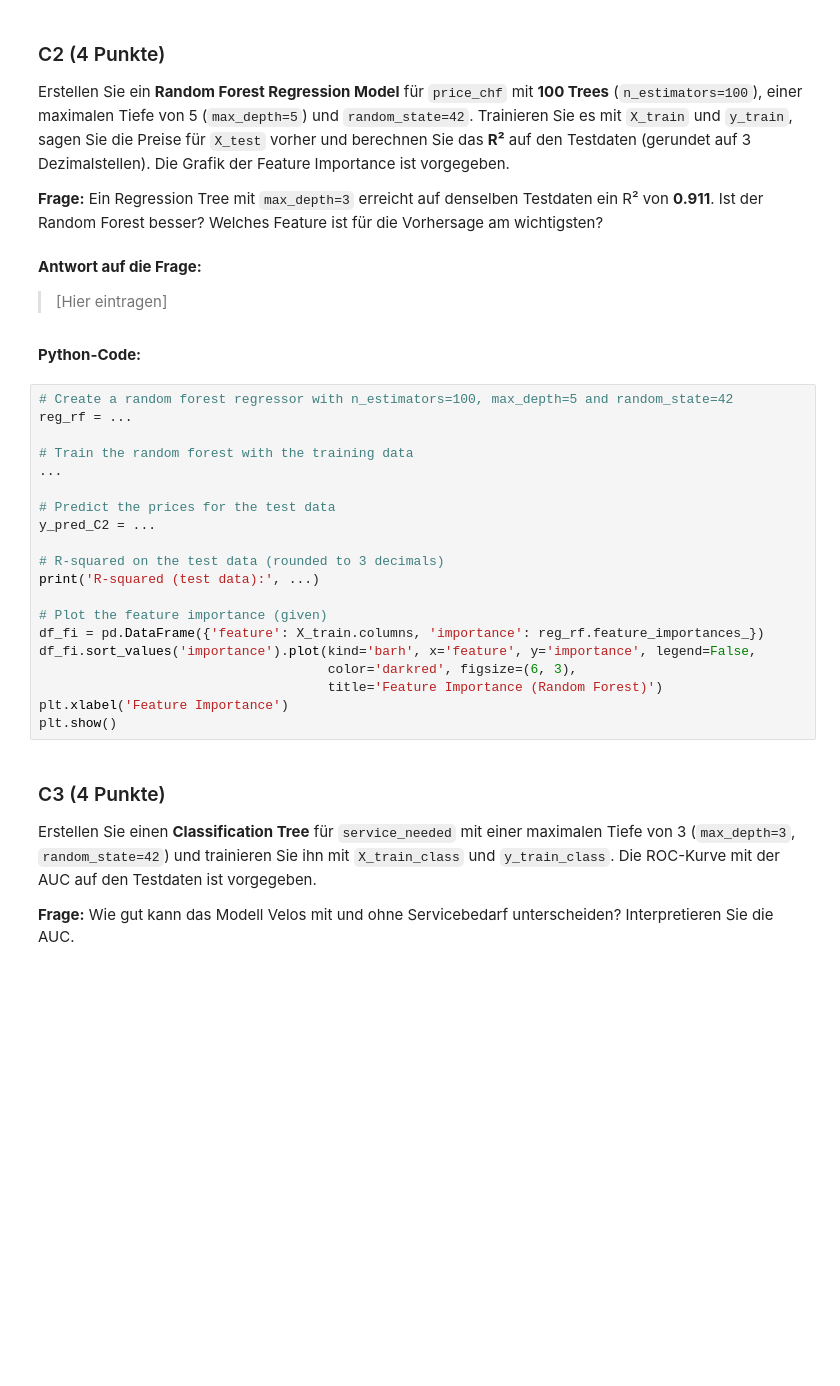
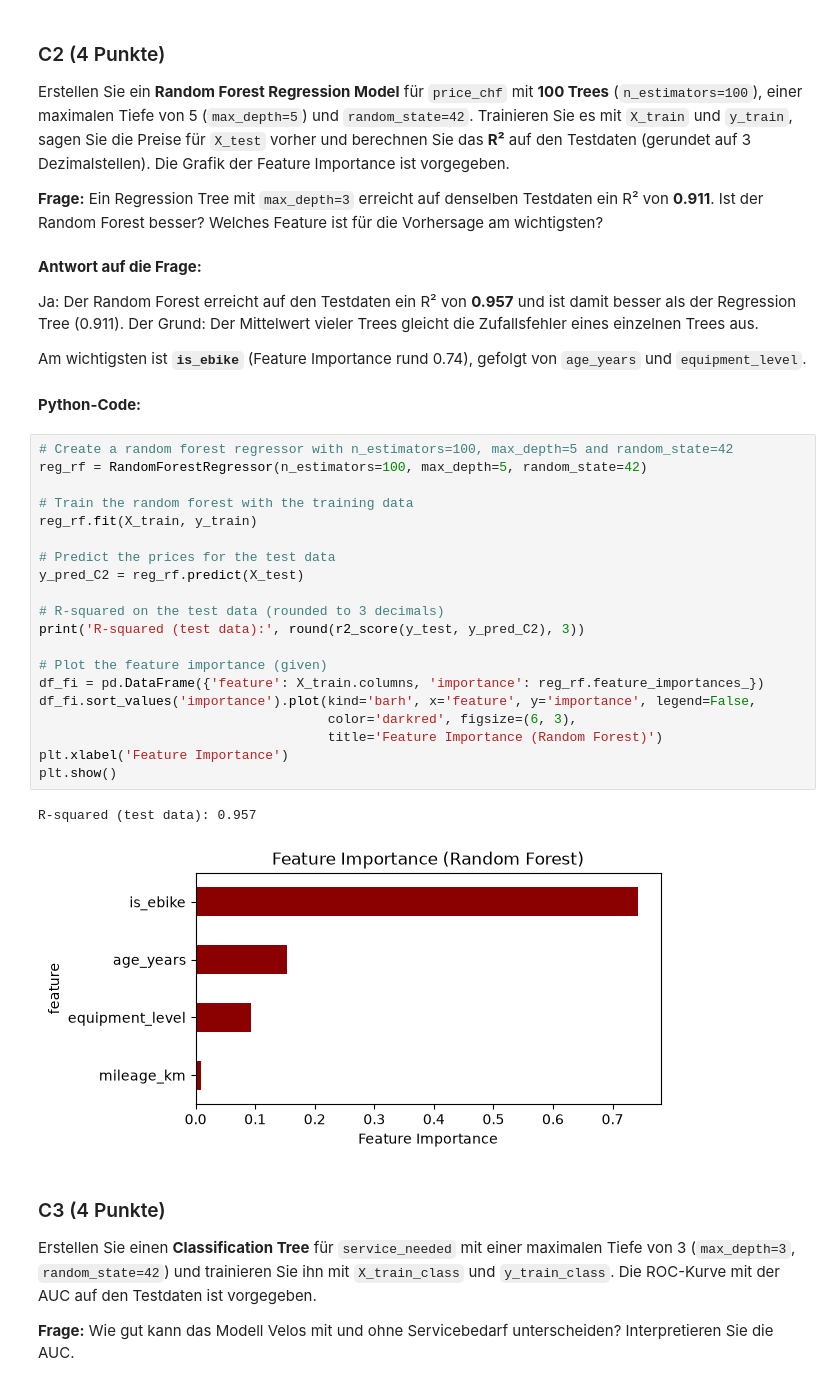
Before and after one commit to LeonCZHAW/DS_HS2026_LNW, a Jupyter notebook: DS_HS2026_LNW_I_Examples/AP03/AP03_Machine_Learning.ipynb, the cells around one changed output. Drawn from its saved outputs; the diff is of its cells as text; blank space fills up the shorter version.

```diff
--- a/DS_HS2026_LNW_I_Examples/AP03/AP03_Machine_Learning.ipynb
+++ b/DS_HS2026_LNW_I_Examples/AP03/AP03_Machine_Learning.ipynb
@@ -446,29 +445,34 @@ Erstellen Sie ein **Random Forest Regression Model** für `price_chf` mit **100
 # %% [markdown]
 **Antwort auf die Frage:**
 
-> [Hier eintragen]
+Ja: Der Random Forest erreicht auf den Testdaten ein R² von **0.957** und ist damit besser als der Regression Tree (0.911). Der Grund: Der Mittelwert vieler Trees gleicht die Zufallsfehler eines einzelnen Trees aus.
+
+Am wichtigsten ist **`is_ebike`** (Feature Importance rund 0.74), gefolgt von `age_years` und `equipment_level`.
 # %% [markdown]
 **Python-Code:**
 # %%
 # Create a random forest regressor with n_estimators=100, max_depth=5 and random_state=42
-reg_rf = ...
+reg_rf = RandomForestRegressor(n_estimators=100, max_depth=5, random_state=42)
 
 # Train the random forest with the training data
-...
+reg_rf.fit(X_train, y_train)
 
 # Predict the prices for the test data
-y_pred_C2 = ...
+y_pred_C2 = reg_rf.predict(X_test)
 
 # R-squared on the test data (rounded to 3 decimals)
-print('R-squared (test data):', ...)
+print('R-squared (test data):', round(r2_score(y_test, y_pred_C2), 3))
 
 # Plot the feature importance (given)
 df_fi = pd.DataFrame({'feature': X_train.columns, 'importance': reg_rf.feature_importances_})
 df_fi.sort_values('importance').plot(kind='barh', x='feature', y='importance', legend=False,
                                      color='darkred', figsize=(6, 3),
                                      title='Feature Importance (Random Forest)')
 plt.xlabel('Feature Importance')
 plt.show()
+# %% [output]
+R-squared (test data): 0.957
+[figure, added]
 # %% [markdown]
 ### C3 (4 Punkte)
 
```
Also changed, not shown: parts of 5 cells of this notebook.
